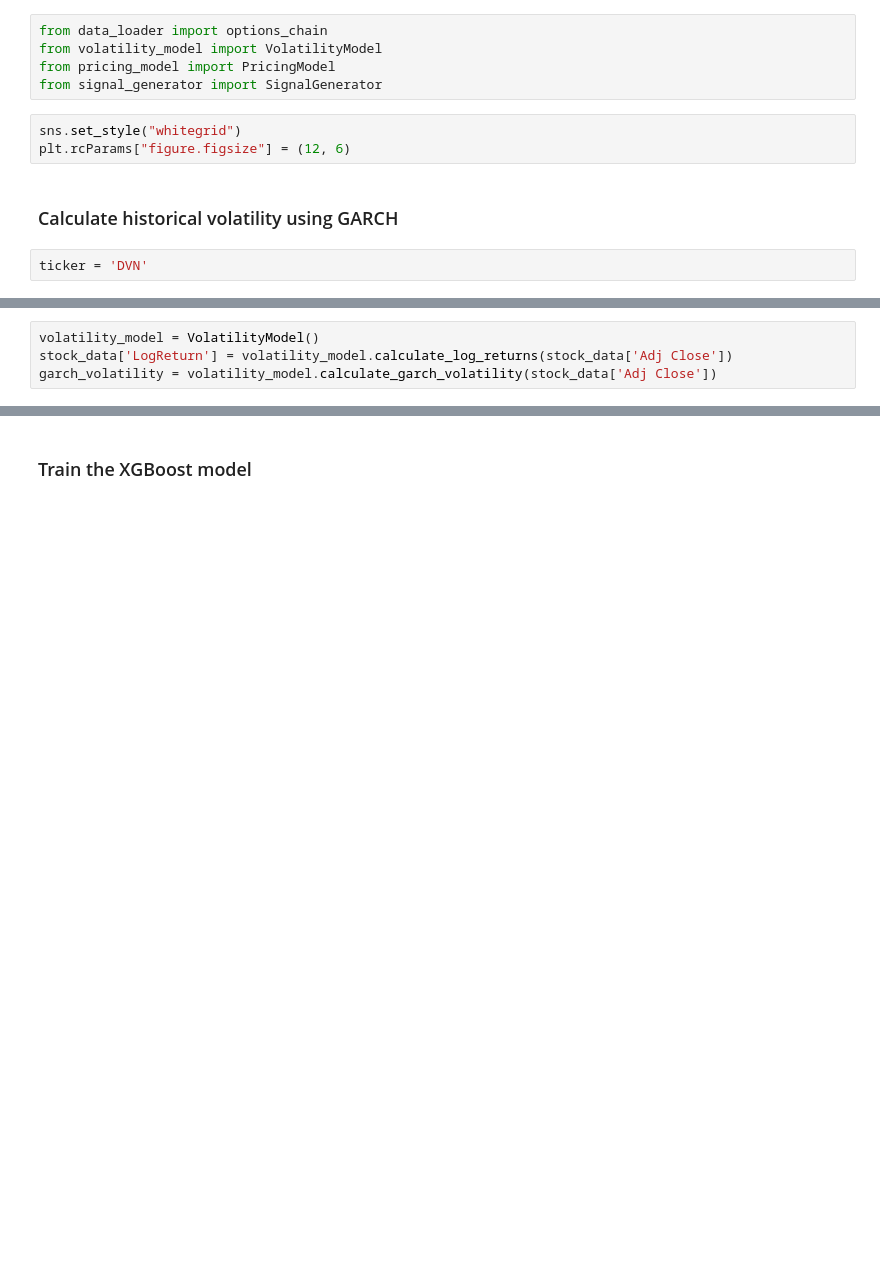
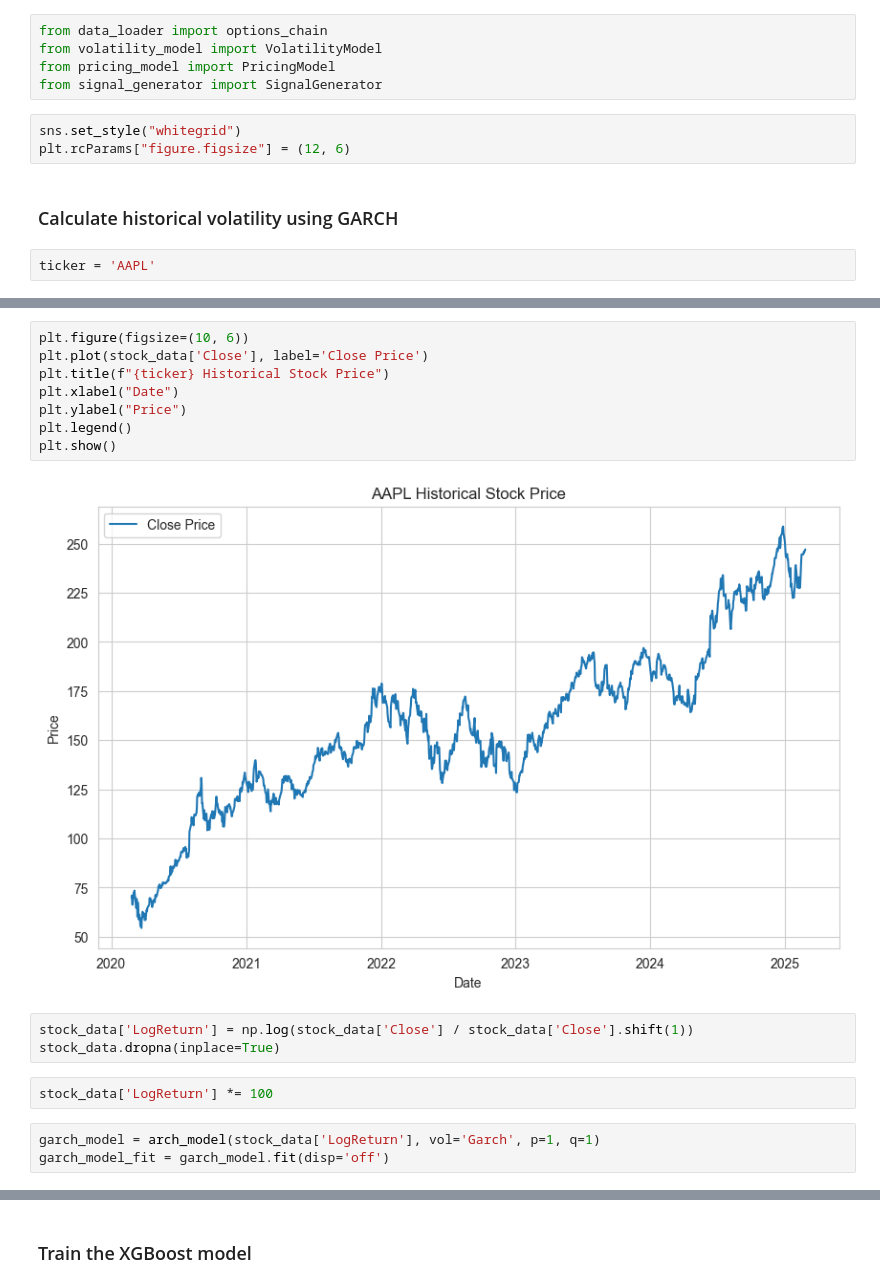
Before and after one commit to devxinvestor/Options, a Jupyter notebook: options.ipynb, the cells around one changed output, grey strips where cells are left out. Drawn from its saved outputs; the diff is of its cells as text; blank space fills up the shorter version.

Commit message:
Updated Model

```diff
--- a/options.ipynb
+++ b/options.ipynb
@@ -25,7 +20,7 @@ plt.rcParams["figure.figsize"] = (12, 6)
 # %% [markdown]
 ### Calculate historical volatility using GARCH
 # %%
-ticker = 'DVN'
+ticker = 'AAPL'
 # %%
 options, interest_rate, implied_volatility = options_chain(ticker)
 stock_data = yf.download(ticker, period="5y")
@@ -35,4 +29,0 @@ print(stock_data.tail())
-# %%
-volatility_model = VolatilityModel()
-stock_data['LogReturn'] = volatility_model.calculate_log_returns(stock_data['Adj Close'])
-garch_volatility = volatility_model.calculate_garch_volatility(stock_data['Adj Close'])
@@ -38,0 +51,18 @@ garch_volatility = volatility_model.calculate_garch_volatility(stock_data['Adj C
+# %%
+plt.figure(figsize=(10, 6))
+plt.plot(stock_data['Close'], label='Close Price')
+plt.title(f"{ticker} Historical Stock Price")
+plt.xlabel("Date")
+plt.ylabel("Price")
+plt.legend()
+plt.show()
+# %% [output]
+[figure, added]
+# %%
+stock_data['LogReturn'] = np.log(stock_data['Close'] / stock_data['Close'].shift(1))
+stock_data.dropna(inplace=True)
+# %%
+stock_data['LogReturn'] *= 100
+# %%
+garch_model = arch_model(stock_data['LogReturn'], vol='Garch', p=1, q=1)
+garch_model_fit = garch_model.fit(disp='off')
```
Also changed, not shown: parts of 32 cells of this notebook, 6 other files.
